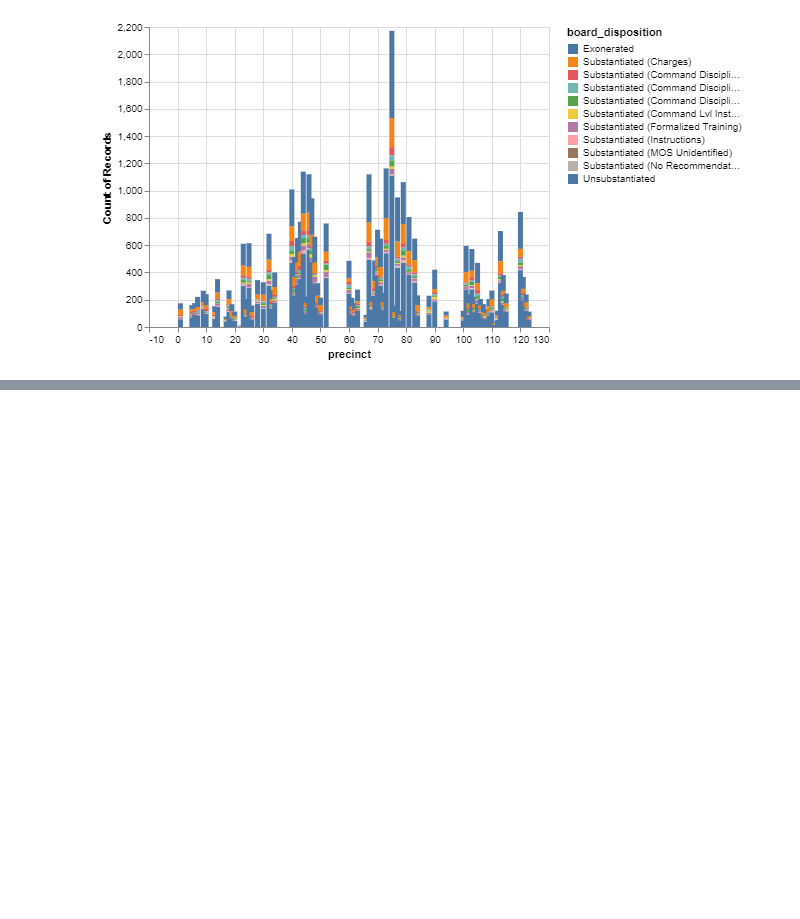
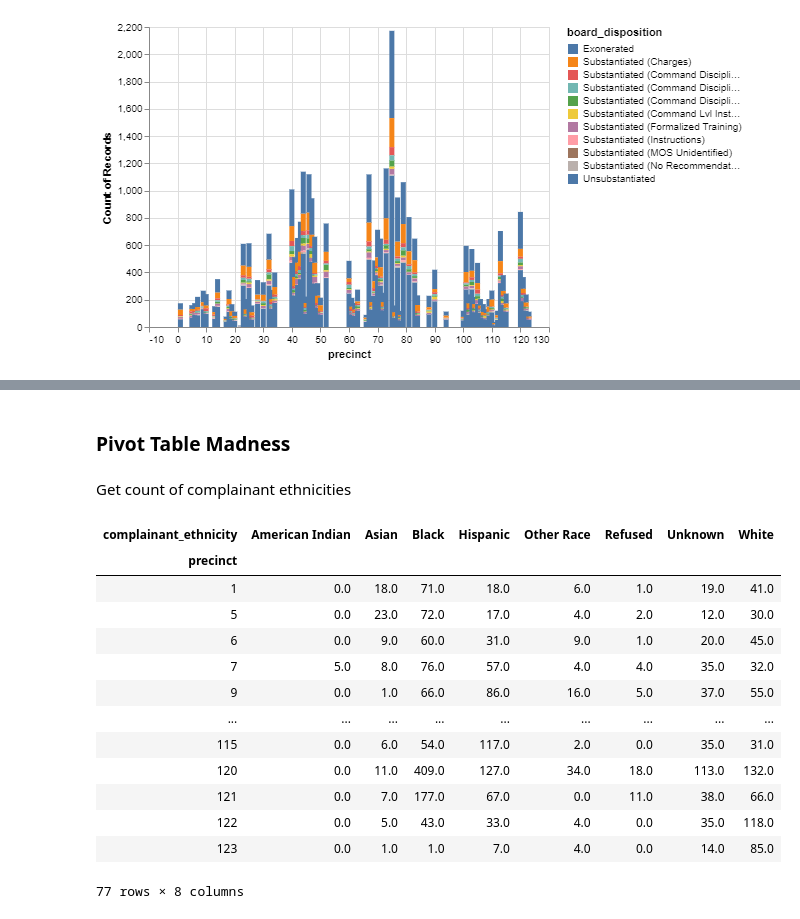
Before and after one commit to owenwjc/Projects, a Jupyter notebook: NYPD Complaints/ComplaintsStatistics.ipynb, the cells around one changed output, grey strips where cells are left out. Saved outputs shown, nothing was run; the diff lists cells and outputs as text; code cells hidden in the pictures; blank space fills up the shorter version.

Commit message:
Added pivot tables to prepare dataframe for mapping

```diff
--- a/NYPD Complaints/ComplaintsStatistics.ipynb
+++ b/NYPD Complaints/ComplaintsStatistics.ipynb
@@ -73,0 +83,22 @@ alt.Chart(df.where(df['precinct'] < 300)).mark_bar().encode(
+# %% [markdown]
+### Pivot Table Madness
+# %% [markdown]
+Get count of complainant ethnicities
+# %%
+complainantdf = pd.pivot_table(df,values = ['first_name'],index = ['precinct'],columns = ['complainant_ethnicity'],aggfunc = 'count')['first_name']
+complainantdf = complainantdf.reset_index().replace({'precinct': {1000:22}}).groupby('precinct',sort = False).sum()
+# %% [output]
+| complainant_ethnicity | American Indian | Asian | Black | Hispanic | Other Race | Refused | Unknown | White |
+| precinct |  |  |  |  |  |  |  |  |
+| 1 | 0.0 | 18.0 | 71.0 | 18.0 | 6.0 | 1.0 | 19.0 | 41.0 |
+| 5 | 0.0 | 23.0 | 72.0 | 17.0 | 4.0 | 2.0 | 12.0 | 30.0 |
+| 6 | 0.0 | 9.0 | 60.0 | 31.0 | 9.0 | 1.0 | 20.0 | 45.0 |
+| 7 | 5.0 | 8.0 | 76.0 | 57.0 | 4.0 | 4.0 | 35.0 | 32.0 |
+| 9 | 0.0 | 1.0 | 66.0 | 86.0 | 16.0 | 5.0 | 37.0 | 55.0 |
+| ... | ... | ... | ... | ... | ... | ... | ... | ... |
+| 115 | 0.0 | 6.0 | 54.0 | 117.0 | 2.0 | 0.0 | 35.0 | 31.0 |
+| 120 | 0.0 | 11.0 | 409.0 | 127.0 | 34.0 | 18.0 | 113.0 | 132.0 |
+| 121 | 0.0 | 7.0 | 177.0 | 67.0 | 0.0 | 11.0 | 38.0 | 66.0 |
+| 122 | 0.0 | 5.0 | 43.0 | 33.0 | 4.0 | 0.0 | 35.0 | 118.0 |
+| 123 | 0.0 | 1.0 | 1.0 | 7.0 | 4.0 | 0.0 | 14.0 | 85.0 |
+77 rows × 8 columns
```
Also changed, not shown: parts of 11 cells of this notebook.
